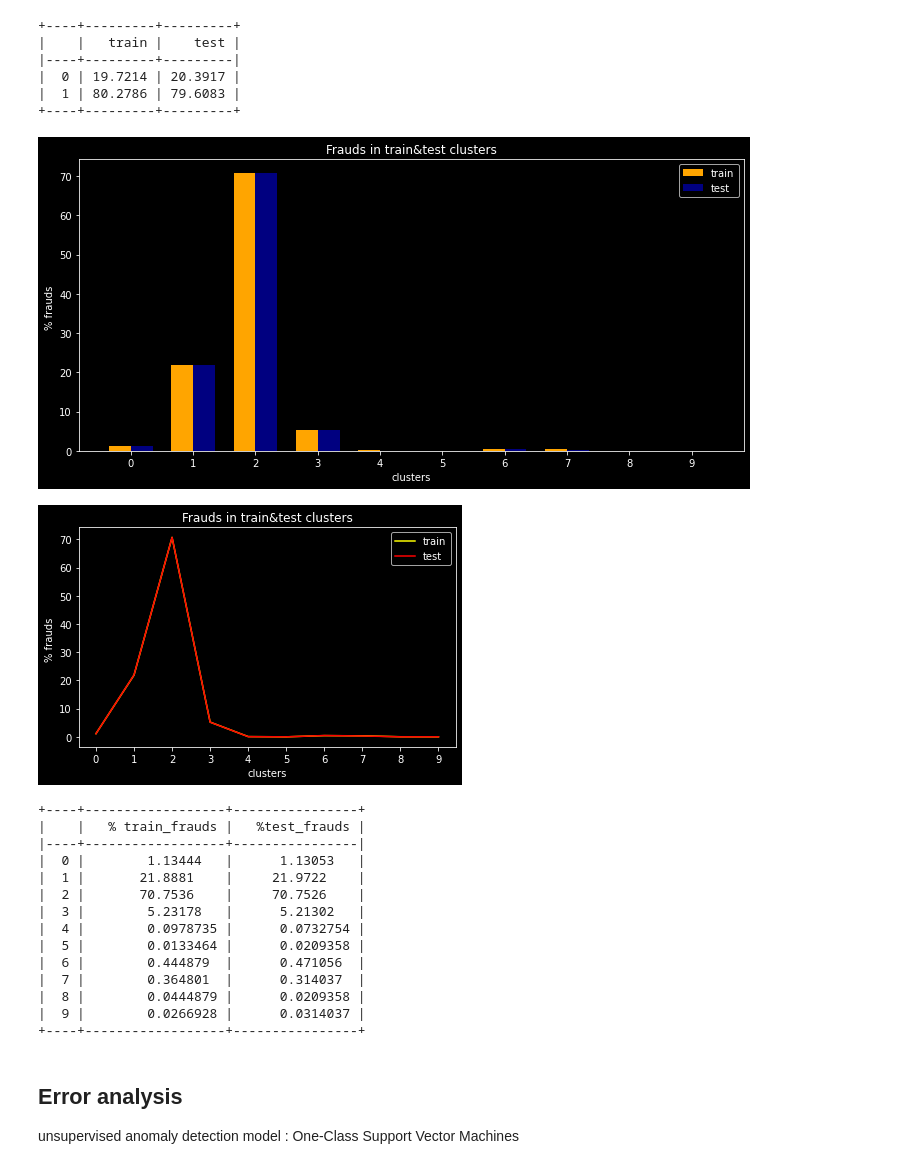
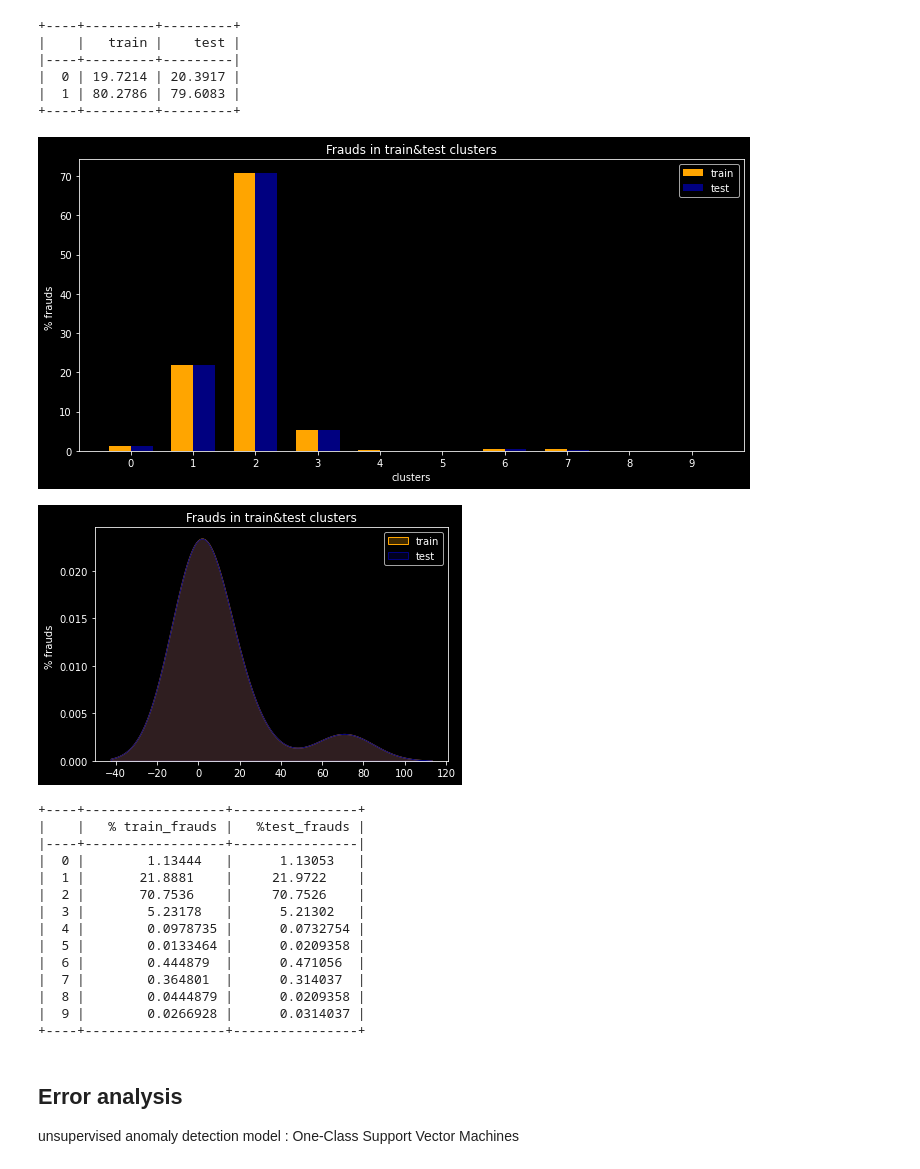
Before and after one commit to navid-finra/finra2, a Jupyter notebook: imp/finra.ipynb, the cells around one changed output. Cells and saved outputs as stored; diff of their text form; code cells hidden in the pictures.

```diff
--- a/imp/finra.ipynb
+++ b/imp/finra.ipynb
@@ -48,7 +50,7 @@ Requirement already satisfied: threadpoolctl>=2.0.0 in /usr/local/lib/python3.7/
 # %% [markdown]
 ## preprocessing of KDD dataset
 # %%
-df = pd.read_csv(r"../data/kddcup99.csv",index_col=0).reset_index(drop=True)
+df = pd.read_csv("kddcup99.csv",index_col=0).reset_index(drop=True)
 df = df.sample(n = 40000, random_state=31).reset_index(drop=True)
 np.random.seed(42)
 # change of decision variable classes by tagging 0 for normal and 1 for fraud ----just for kdd----
@@ -187,38 +189,36 @@ for i in range(cluster):
     df_1 = train_df[train_df['cluster_group']==i]
     train_fraud.append(100*sum(df_1.target)/sum(train_df.target))
 for i in range(cluster):
     df_1 = test_df[test_df['cluster_group']==i]
     test_fraud.append(100*sum(df_1.target)/sum(test_df.target))
 fig, ax = plt.subplots(figsize = (10, 5))
 index = np.arange(10)
 bar_width = 0.35
 rects1 = plt.bar(index, train_fraud, bar_width, color='orange', label='train')
 rects2 = plt.bar(index + bar_width, test_fraud, bar_width, color='navy',label='test')
 plt.xlabel('clusters')
 plt.ylabel('% frauds ')
 plt.title('Frauds in train&test clusters')
 plt.xticks(index + 0.5*bar_width, ('0', '1', '2', '3', '4', '5', '6', '7', '8', '9'))
 plt.legend()
 plt.tight_layout()
 plt.show()
 plt.clf()
 print("\n")
-plt.plot(index, train_fraud, color = "yellow", label='train')
-plt.plot(index, test_fraud, color = "red", label='test')
-plt.xlabel('clusters')
+sns.kdeplot(train_fraud, color='orange', shade=True, Label='train')
+sns.kdeplot(test_fraud, color='navy', shade=True, Label='test')
 plt.ylabel('% frauds ')
 plt.title('Frauds in train&test clusters')
-plt.xticks(index , ('0', '1', '2', '3', '4', '5', '6', '7', '8', '9'))
 plt.legend()
 plt.tight_layout()
 plt.show()
 
 tr_ts_df2 = pd.DataFrame({'% train_frauds' : train_fraud, '%test_frauds' : test_fraud})
 print("\n")
 print(tabulate(tr_ts_df2, headers = 'keys', tablefmt = 'psql'))
 # %% [output]
 [figure]
-[figure, old version]
+[figure, new version]
 +----+------------------+----------------+
 |    |   % train_frauds |   %test_frauds |
 |----+------------------+----------------|
```
Also changed, not shown: parts of 4 cells of this notebook.
